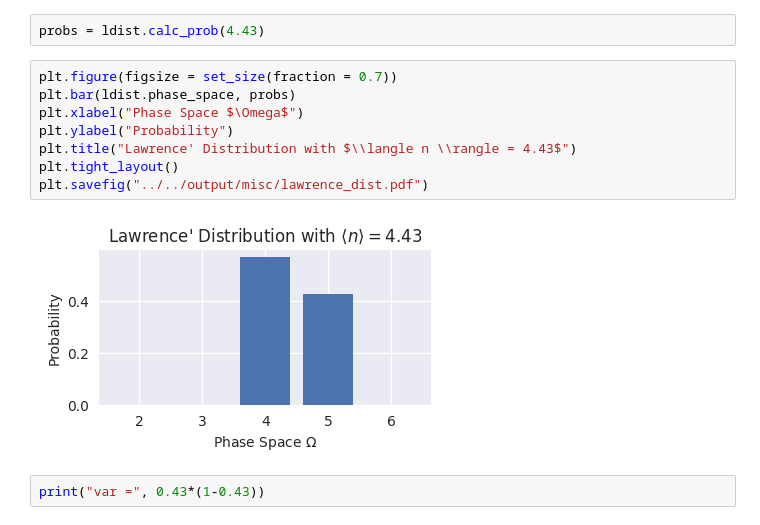
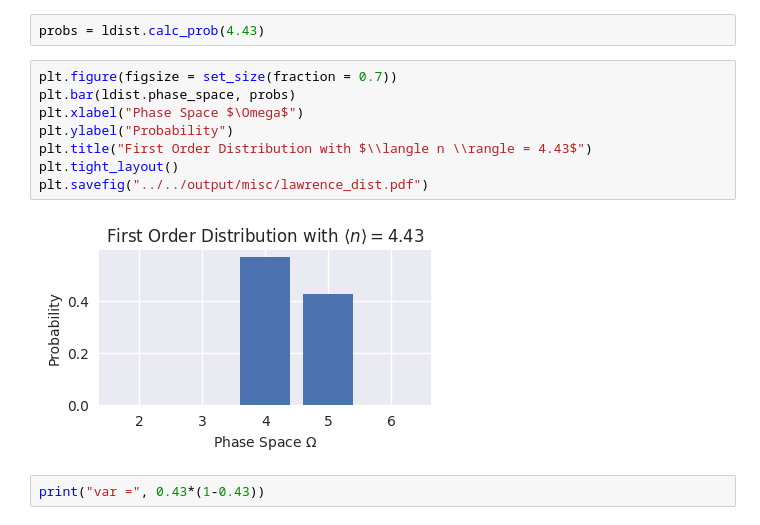
Before and after one commit to evanwonisch/NanoNetsMF, a Jupyter notebook: run/misc_plots/lawrence_dist_graphics.ipynb, the cells around one changed output. Saved outputs shown, nothing was run; the diff lists cells and outputs as text.

```diff
--- a/run/misc_plots/lawrence_dist_graphics.ipynb
+++ b/run/misc_plots/lawrence_dist_graphics.ipynb
@@ -50,13 +50,13 @@ probs = ldist.calc_prob(4.43)
 # %%
 plt.figure(figsize = set_size(fraction = 0.7))
 plt.bar(ldist.phase_space, probs)
 plt.xlabel("Phase Space $\Omega$")
 plt.ylabel("Probability")
-plt.title("Lawrence' Distribution with $\\langle n \\rangle = 4.43$")
+plt.title("First Order Distribution with $\\langle n \\rangle = 4.43$")
 plt.tight_layout()
 plt.savefig("../../output/misc/lawrence_dist.pdf")
 # %% [output]
-[figure, old version]
+[figure, new version]
 # %%
 print("var =", 0.43*(1-0.43))
 # %% [output]
```
Also changed, not shown: 8 other files.
